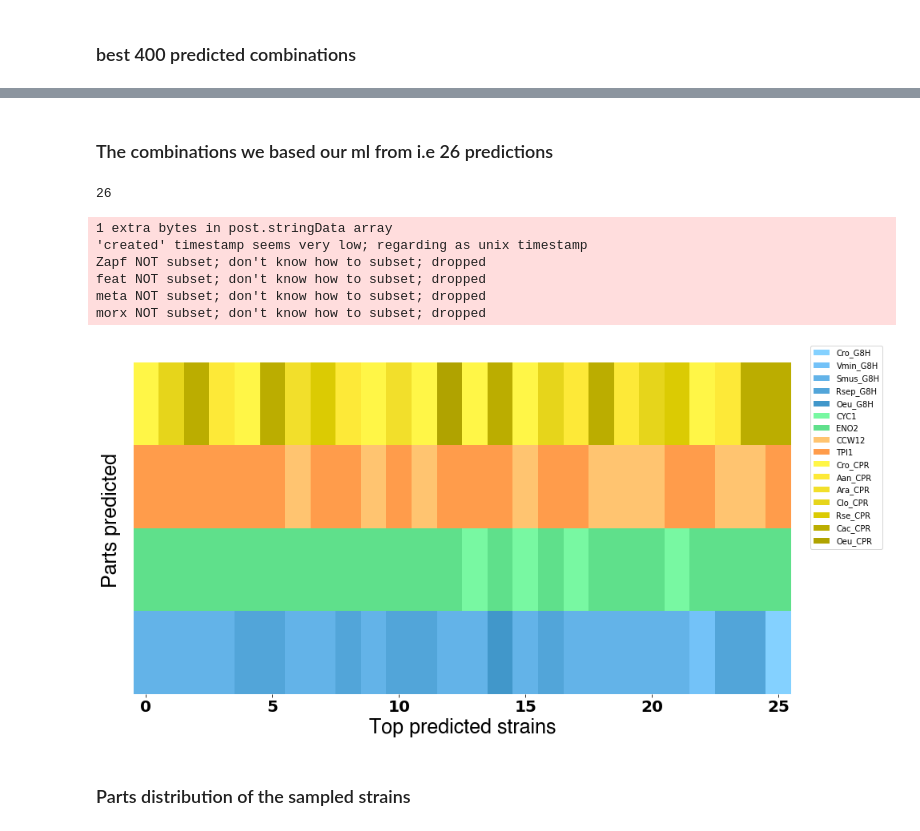
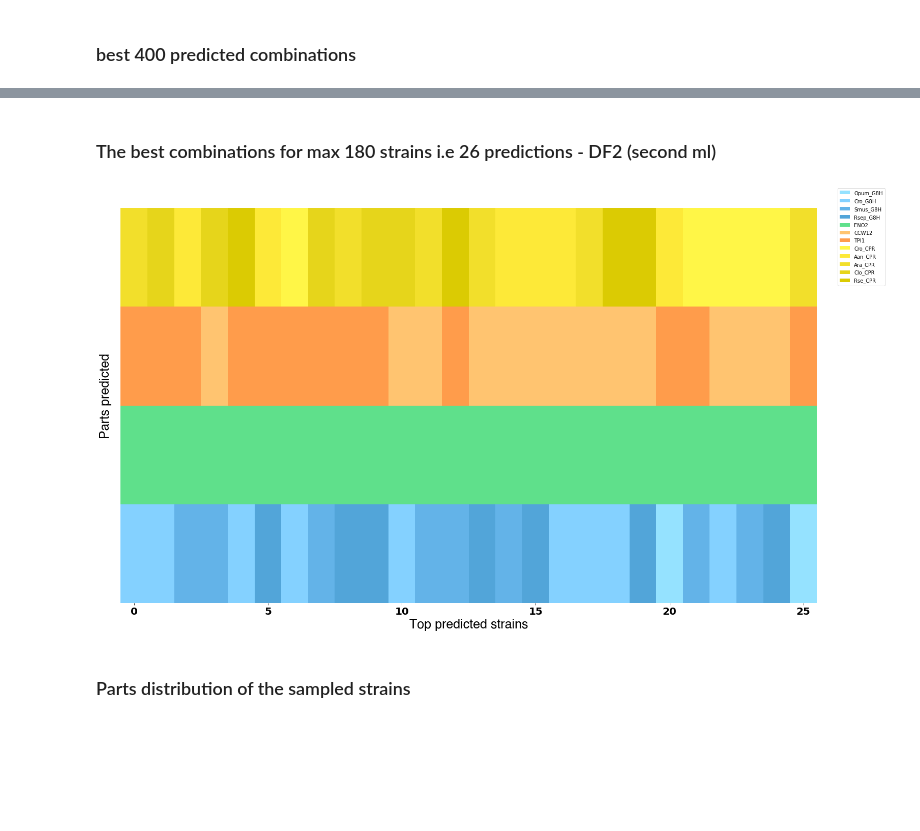
Before and after one commit to hiyama341/ConStrain, a Jupyter notebook: colab_notebooks/08_2_DESIGN_TargetedLibrary.ipynb, the cells around one changed output, grey strips where cells are left out. Cells and saved outputs as stored; diff of their text form; code cells hidden in the pictures; blank space fills up the shorter version.

```diff
--- a/colab_notebooks/08_2_DESIGN_TargetedLibrary.ipynb
+++ b/colab_notebooks/08_2_DESIGN_TargetedLibrary.ipynb
@@ -309,0 +194,11 @@ print(len(pg8h_color))
+# %%
+from constrain.plotting.plotting import color_range_dict
+# importing a range of colors
+cpr_color = color_range_dict()['yellow'][::2][::-1]
+print(len(cpr_color))
+pcpr_color = color_range_dict()['orange'][::6][::-1]
+print(len(pcpr_color))
+g8h_color= color_range_dict()['blue'][::3][::-1]
+print(len(g8h_color))
+pg8h_color = color_range_dict()['green'][::5][::-1]
+print(len(pg8h_color))
@@ -809,2 +635,2 @@ morx NOT subset; don't know how to subset; dropped
 # %% [markdown]
-### The combinations we based our ml from i.e 26 predictions
+### The best combinations for max 180 strains i.e 26 predictions - DF2 (second ml)
@@ -813,32 +637,28 @@ tot_combinations_from_predictions = 26*4
 # %%
-# slice df
-df200 = df2[:tot_combinations_from_predictions]
-cross_tab_prop = pd.crosstab(index=df200['Index'],
-                             columns=df200['Part'])
+# Make a dataframe with top26 predictio s
+tot_combinations_from_predictions = 26*4
+df26 = df2[:tot_combinations_from_predictions]
 
-print(len(cross_tab_prop))
+# Make a crosstab df
+cross_tab_prop = pd.crosstab(index=df26['Index'],
+                             columns=df26['Part'])
+
 # fix coloumns
 coloumns = list(cross_tab_prop.columns)
 fixed_columns = []
 for name in all_parts:
     if name in coloumns:
         fixed_columns.append(name)
+fixed_columns
 
 # get only the columns we use
 cross_tab_prop = cross_tab_prop[fixed_columns]
 
-
-name = 'Best_combinations_predicted_by_the_ML_35_1'
-plot_stacked_barplot(cross_tab_prop, colorDict, save_pdf= True , path ='ConStrain_on_google_colab/data/10-plots/08_2_DESIGN_Targeted_library/'+name, xlabel ='Top predicted strains' , ylabel = 'Parts predicted' )
+# use the carpet plot function
+name = 'Best_combinations_predicted_by_the_ML_26_1'
+carpet_barplot(cross_tab_prop, colorDict, save_pdf= True , path ='ConStrain_on_google_colab/data/10-plots/08_2_DESIGN_Targeted_library/'+name, xlabel ='Top predicted strains' , ylabel = 'Parts predicted' )
 # %% [output]
-26
-1 extra bytes in post.stringData array
-'created' timestamp seems very low; regarding as unix timestamp
-Zapf NOT subset; don't know how to subset; dropped
-feat NOT subset; don't know how to subset; dropped
-meta NOT subset; don't know how to subset; dropped
-morx NOT subset; don't know how to subset; dropped
-[figure, old version]
+[figure, new version]
 # %% [markdown]
 ### Parts distribution of the sampled strains
 # %%
```
Also changed, not shown: parts of 48 cells of this notebook.
